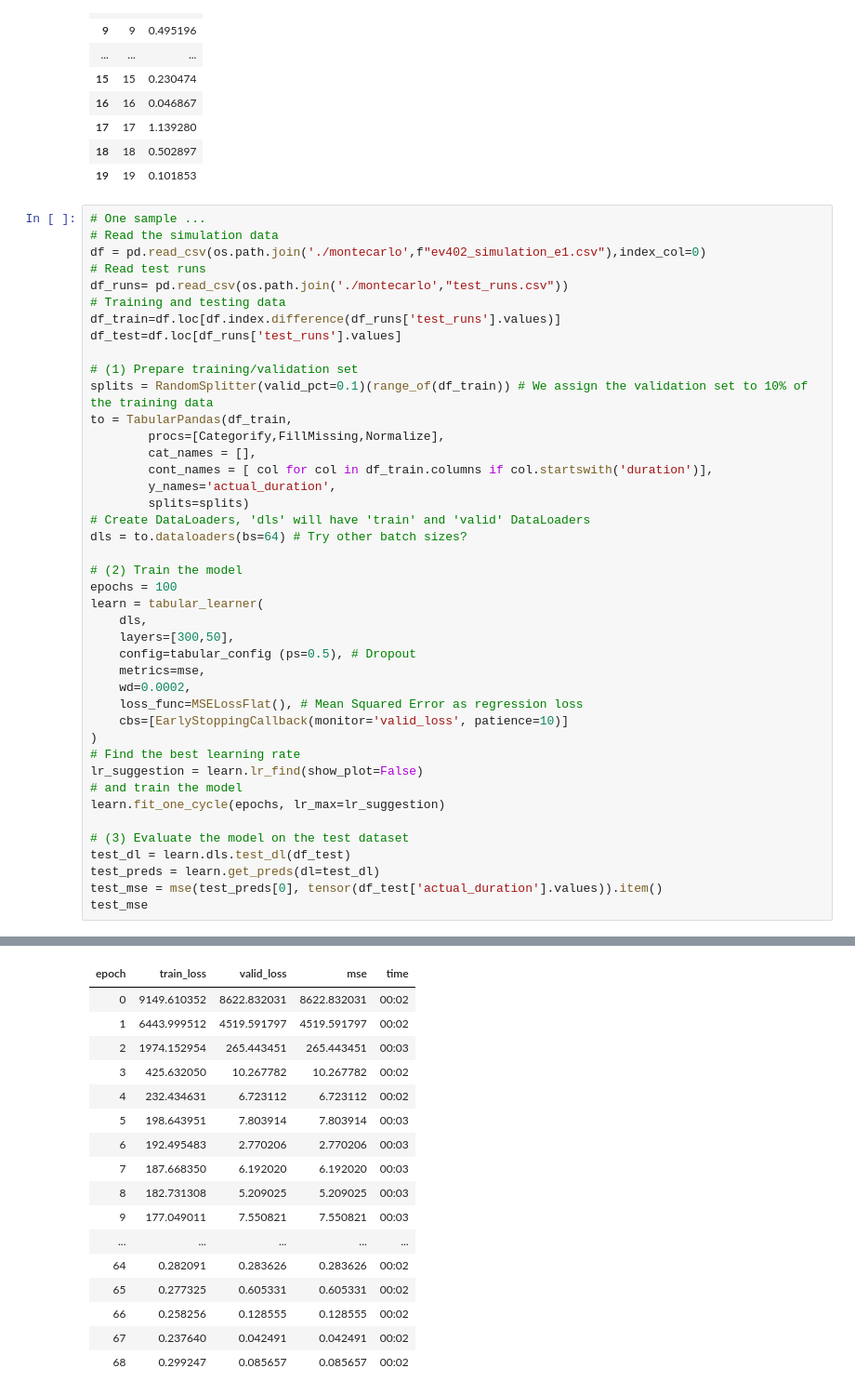
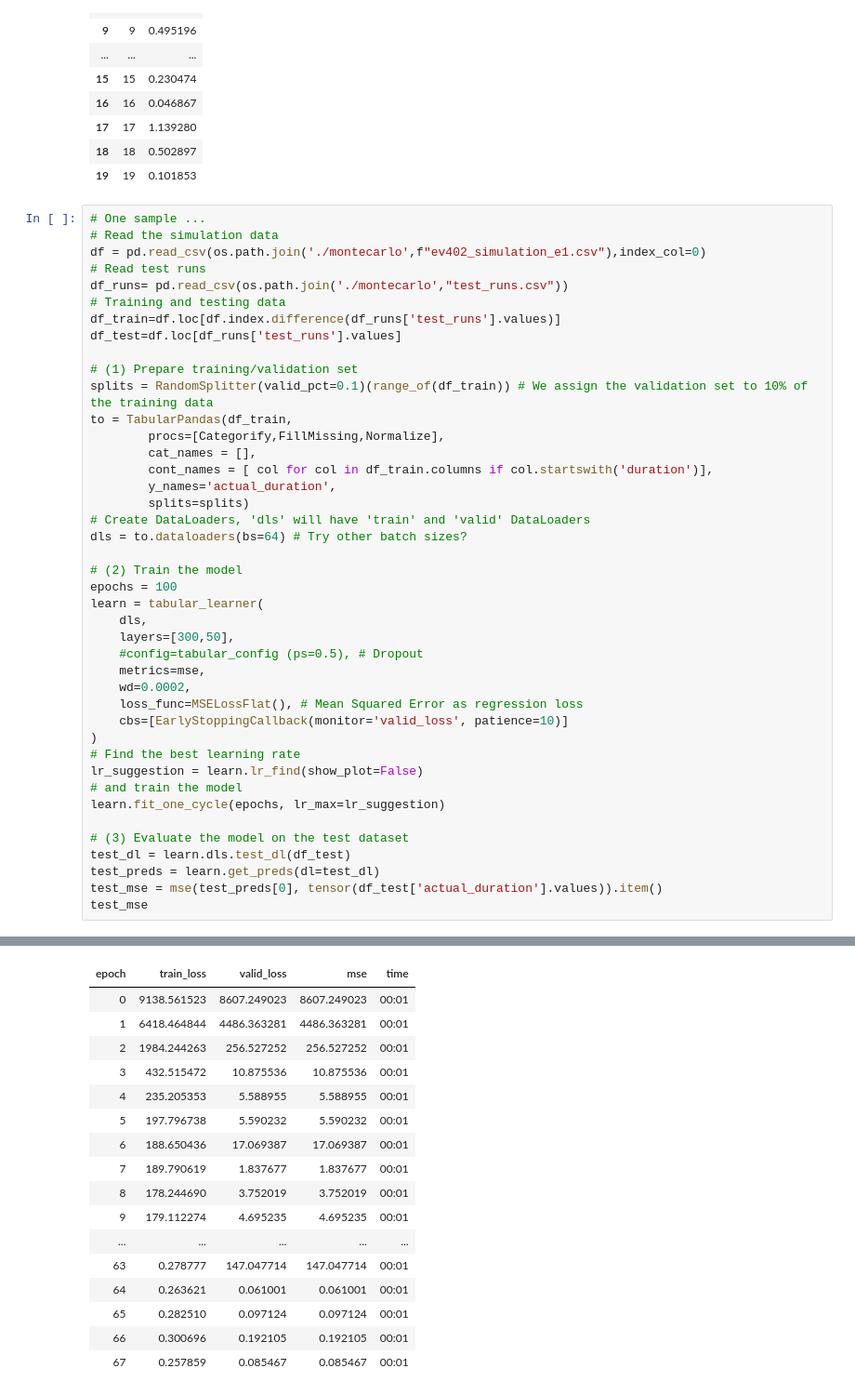
Before and after one commit to jismartin/GlassBoxEVM, a Jupyter notebook: model_tunning.ipynb, the cells around one changed output, grey strips where cells are left out. Shown at 93% size. Cells and saved outputs as stored; diff of their text form.

```diff
--- a/model_tunning.ipynb
+++ b/model_tunning.ipynb
@@ -584,47 +591,47 @@ to = TabularPandas(df_train,
         cat_names = [],
         cont_names = [ col for col in df_train.columns if col.startswith('duration')],
         y_names='actual_duration',
         splits=splits)
 # Create DataLoaders, 'dls' will have 'train' and 'valid' DataLoaders
 dls = to.dataloaders(bs=64) # Try other batch sizes?
 
 # (2) Train the model
 epochs = 100
 learn = tabular_learner(
     dls,
     layers=[300,50],
-    config=tabular_config (ps=0.5), # Dropout
+    #config=tabular_config (ps=0.5), # Dropout
     metrics=mse,
     wd=0.0002,
     loss_func=MSELossFlat(), # Mean Squared Error as regression loss
     cbs=[EarlyStoppingCallback(monitor='valid_loss', patience=10)]
 )
 # Find the best learning rate
 lr_suggestion = learn.lr_find(show_plot=False)
 # and train the model
 learn.fit_one_cycle(epochs, lr_max=lr_suggestion)
 
 # (3) Evaluate the model on the test dataset
 test_dl = learn.dls.test_dl(df_test)
 test_preds = learn.get_preds(dl=test_dl)
 test_mse = mse(test_preds[0], tensor(df_test['actual_duration'].values)).item()
 test_mse
 # %% [output]
 [interactive output not drawn]
 | epoch | train_loss | valid_loss | mse | time |
-| 0 | 9149.610352 | 8622.832031 | 8622.832031 | 00:02 |
-| 1 | 6443.999512 | 4519.591797 | 4519.591797 | 00:02 |
-| 2 | 1974.152954 | 265.443451 | 265.443451 | 00:03 |
-| 3 | 425.632050 | 10.267782 | 10.267782 | 00:02 |
-| 4 | 232.434631 | 6.723112 | 6.723112 | 00:02 |
-| 5 | 198.643951 | 7.803914 | 7.803914 | 00:03 |
-| 6 | 192.495483 | 2.770206 | 2.770206 | 00:03 |
-| 7 | 187.668350 | 6.192020 | 6.192020 | 00:03 |
-| 8 | 182.731308 | 5.209025 | 5.209025 | 00:03 |
-| 9 | 177.049011 | 7.550821 | 7.550821 | 00:03 |
+| 0 | 9138.561523 | 8607.249023 | 8607.249023 | 00:01 |
+| 1 | 6418.464844 | 4486.363281 | 4486.363281 | 00:01 |
+| 2 | 1984.244263 | 256.527252 | 256.527252 | 00:01 |
+| 3 | 432.515472 | 10.875536 | 10.875536 | 00:01 |
+| 4 | 235.205353 | 5.588955 | 5.588955 | 00:01 |
+| 5 | 197.796738 | 5.590232 | 5.590232 | 00:01 |
+| 6 | 188.650436 | 17.069387 | 17.069387 | 00:01 |
+| 7 | 189.790619 | 1.837677 | 1.837677 | 00:01 |
+| 8 | 178.244690 | 3.752019 | 3.752019 | 00:01 |
+| 9 | 179.112274 | 4.695235 | 4.695235 | 00:01 |
 | ... | ... | ... | ... | ... |
-| 64 | 0.282091 | 0.283626 | 0.283626 | 00:02 |
-| 65 | 0.277325 | 0.605331 | 0.605331 | 00:02 |
-| 66 | 0.258256 | 0.128555 | 0.128555 | 00:02 |
-| 67 | 0.237640 | 0.042491 | 0.042491 | 00:02 |
-| 68 | 0.299247 | 0.085657 | 0.085657 | 00:02 |
+| 63 | 0.278777 | 147.047714 | 147.047714 | 00:01 |
+| 64 | 0.263621 | 0.061001 | 0.061001 | 00:01 |
+| 65 | 0.282510 | 0.097124 | 0.097124 | 00:01 |
+| 66 | 0.300696 | 0.192105 | 0.192105 | 00:01 |
+| 67 | 0.257859 | 0.085467 | 0.085467 | 00:01 |
```
Also changed, not shown: parts of 5 cells of this notebook, 57 other files.
